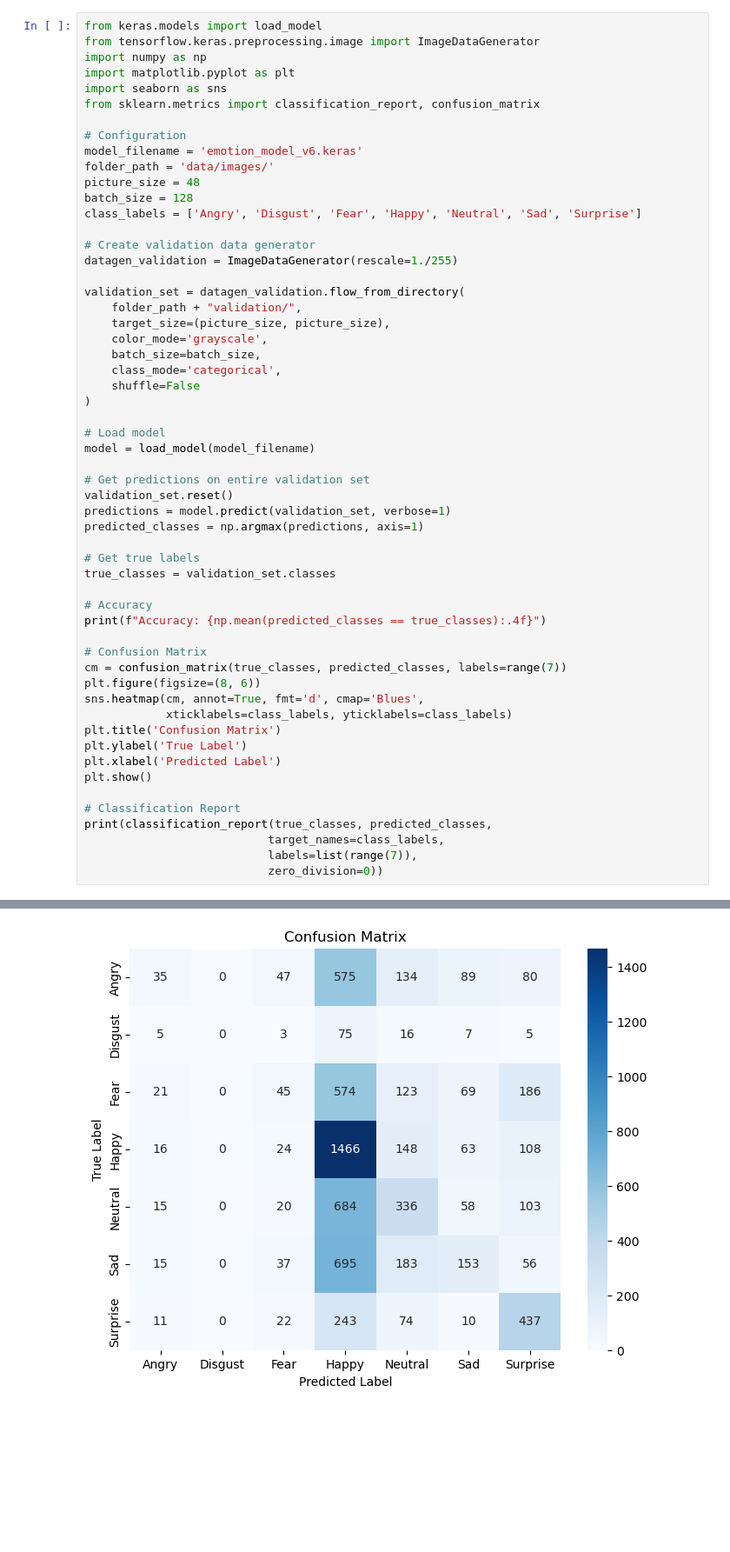
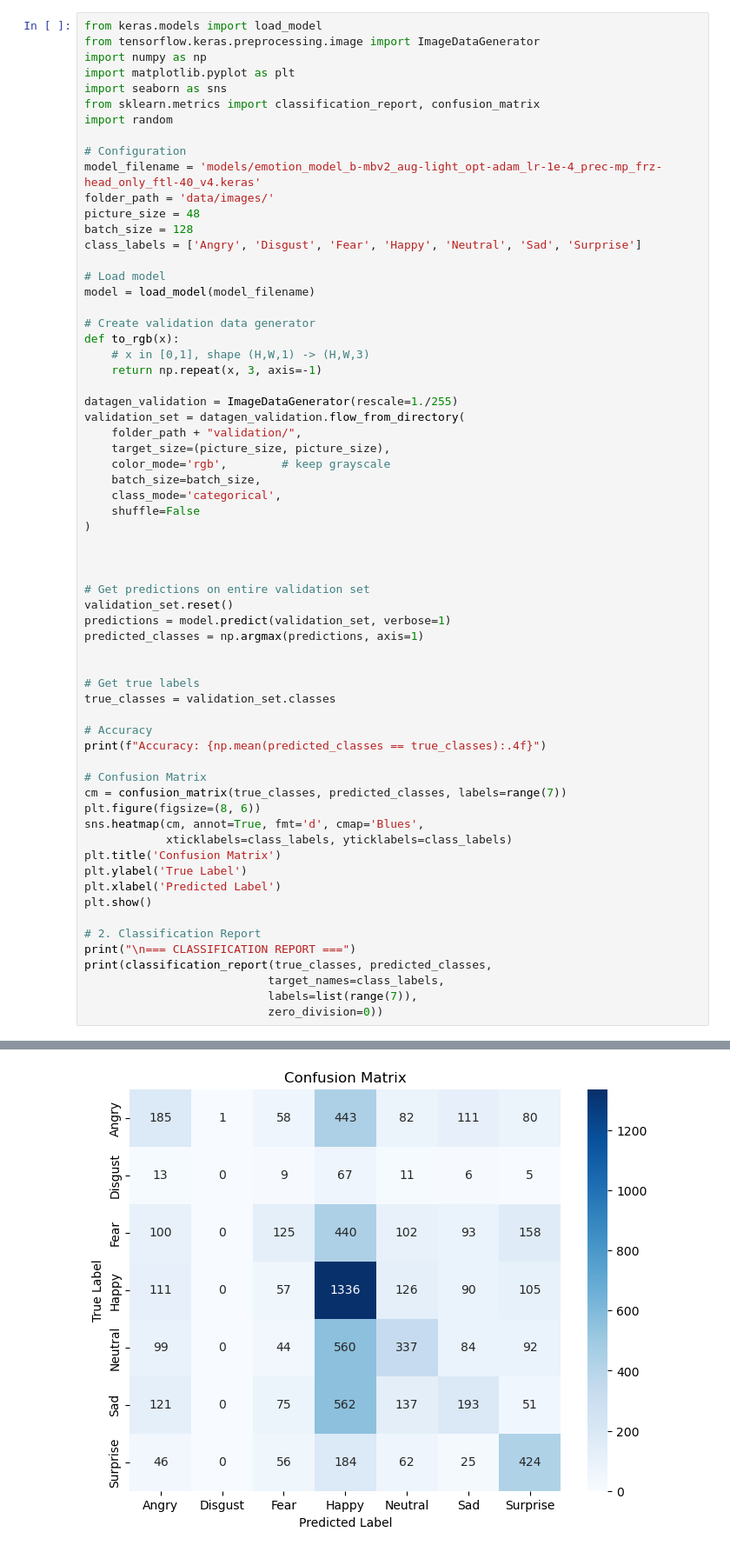
Before and after one commit to frankletsbe/IAT_Deeplearning, a Jupyter notebook: Project/validate-emotion-model.ipynb, the cells around one changed output, grey strips where cells are left out. Shown at 87% size. Saved outputs shown, nothing was run; the diff lists cells and outputs as text; blank space fills up the shorter version.

```diff
--- a/Project/validate-emotion-model.ipynb
+++ b/Project/validate-emotion-model.ipynb
@@ -5,33 +5,40 @@ import numpy as np
 import matplotlib.pyplot as plt
 import seaborn as sns
 from sklearn.metrics import classification_report, confusion_matrix
+import random
 
 # Configuration
-model_filename = 'emotion_model_v6.keras'
+model_filename = 'models/emotion_model_b-mbv2_aug-light_opt-adam_lr-1e-4_prec-mp_frz-head_only_ftl-40_v4.keras'
 folder_path = 'data/images/'
 picture_size = 48
 batch_size = 128
 class_labels = ['Angry', 'Disgust', 'Fear', 'Happy', 'Neutral', 'Sad', 'Surprise']
 
+# Load model
+model = load_model(model_filename)
+
 # Create validation data generator
+def to_rgb(x):
+    # x in [0,1], shape (H,W,1) -> (H,W,3)
+    return np.repeat(x, 3, axis=-1)
+
 datagen_validation = ImageDataGenerator(rescale=1./255)
-
 validation_set = datagen_validation.flow_from_directory(
     folder_path + "validation/",
     target_size=(picture_size, picture_size),
-    color_mode='grayscale',
+    color_mode='rgb',        # keep grayscale
     batch_size=batch_size,
     class_mode='categorical',
     shuffle=False
 )
 
-# Load model
-model = load_model(model_filename)
+
 
 # Get predictions on entire validation set
 validation_set.reset()
 predictions = model.predict(validation_set, verbose=1)
 predicted_classes = np.argmax(predictions, axis=1)
+
 
 # Get true labels
 true_classes = validation_set.classes
@@ -49,7 +56,8 @@ plt.ylabel('True Label')
 plt.xlabel('Predicted Label')
 plt.show()
 
-# Classification Report
+# 2. Classification Report
+print("\n=== CLASSIFICATION REPORT ===")
 print(classification_report(true_classes, predicted_classes,
                            target_names=class_labels,
                            labels=list(range(7)),
@@ -61 +69 @@ Accuracy: 0.3498
-[figure, old version]
+[figure, new version]
```
Also changed, not shown: parts of 4 cells of this notebook, 4 other files.
